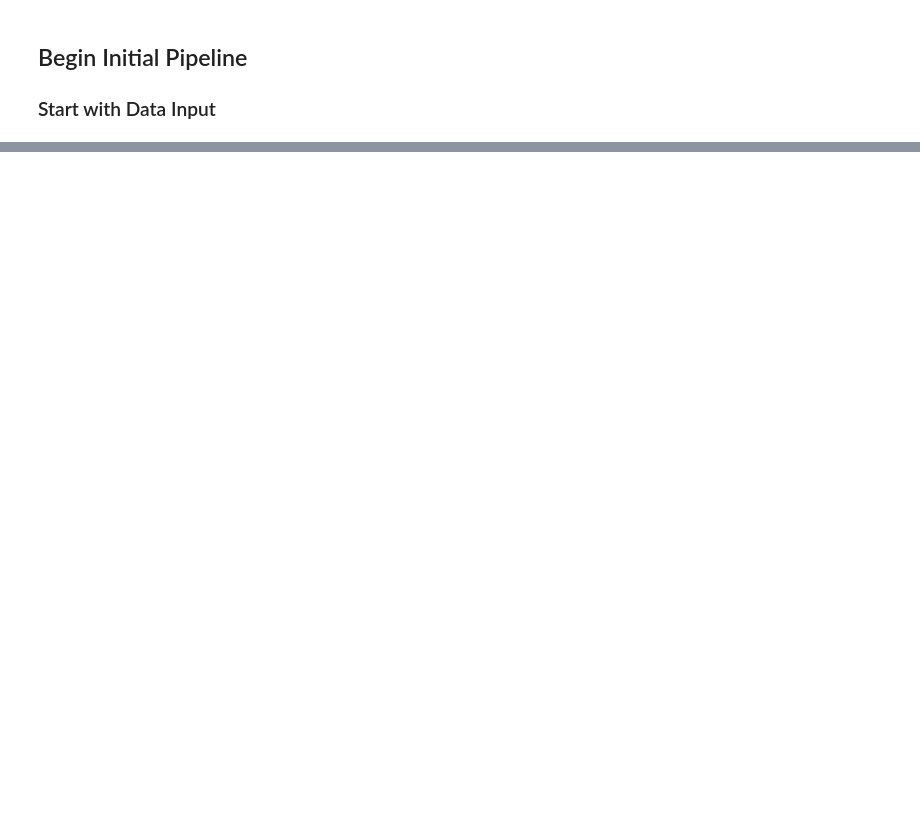
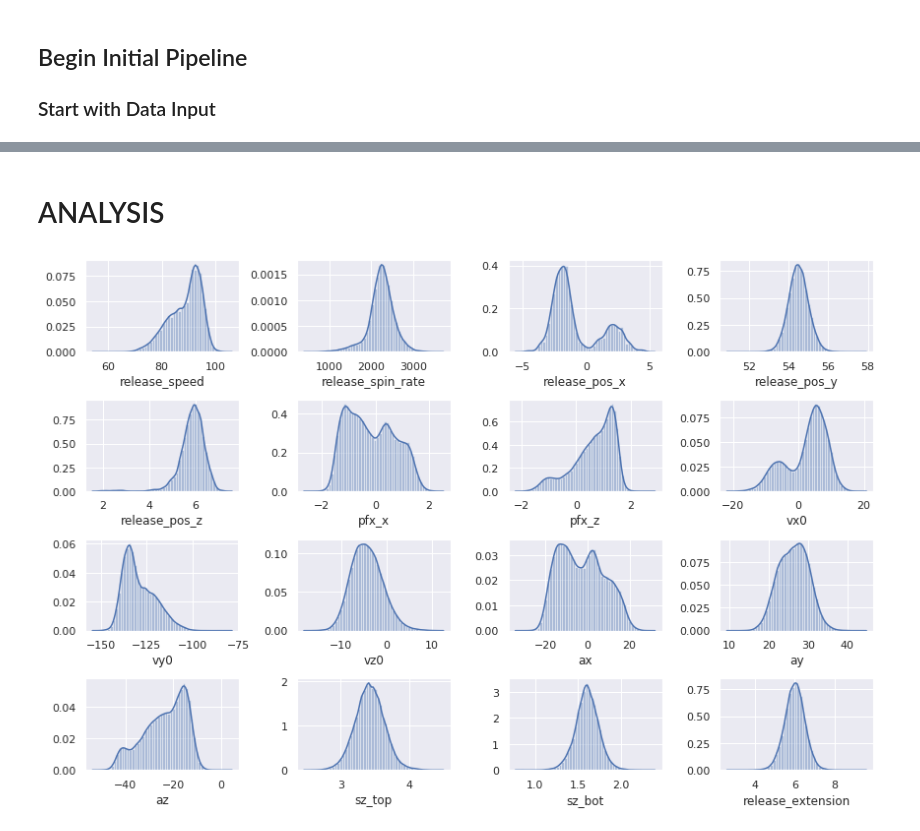
Before and after one commit to khickey25/Capstone-Project, a Jupyter notebook: Baseball_Data/Baseball_base_pipeline.ipynb, the cells around one changed output, grey strips where cells are left out. Drawn from its saved outputs; the diff is of its cells as text; code cells hidden in the pictures; blank space fills up the shorter version.

```diff
--- a/Baseball_Data/Baseball_base_pipeline.ipynb
+++ b/Baseball_Data/Baseball_base_pipeline.ipynb
@@ -178,0 +246,24 @@ Note that the distance from home plate, where the batter stands, and the pitcher
+# %% [markdown]
+# ANALYSIS
+# %%
+#visualizations
+
+num_features_to_plot = ['release_speed', 'release_spin_rate', 'release_pos_x',
+       'release_pos_y', 'release_pos_z', 'pfx_x', 'pfx_z', 'vx0', 'vy0', 'vz0',
+       'ax', 'ay', 'az', 'sz_top', 'sz_bot', 'release_extension']
+
+def plot_hist(df, features, subplot_dimensions):
+    '''Input: list of feature names, list of subplot dimensions'''
+    fig = plt.figure(figsize = (12, 8))
+
+    for idx, feature in enumerate(list(df[features])):
+        idx += 1
+        plt.subplot(subplot_dimensions[0], subplot_dimensions[1], idx)
+        sns.distplot(df[feature])
+        idx +=1
+
+        plt.tight_layout()
+
+plot_hist(baseball, num_features_to_plot, [4,4])
+# %% [output]
+[figure, added]
```
Also changed, not shown: parts of 26 cells of this notebook, 1 other file.
